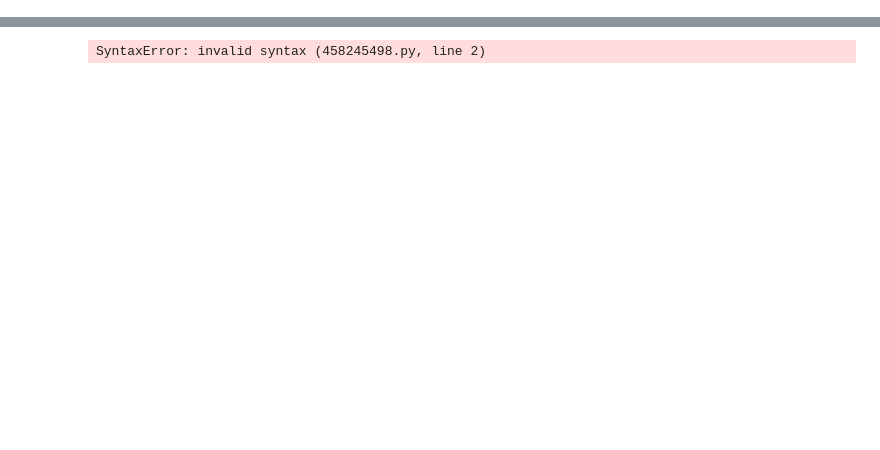
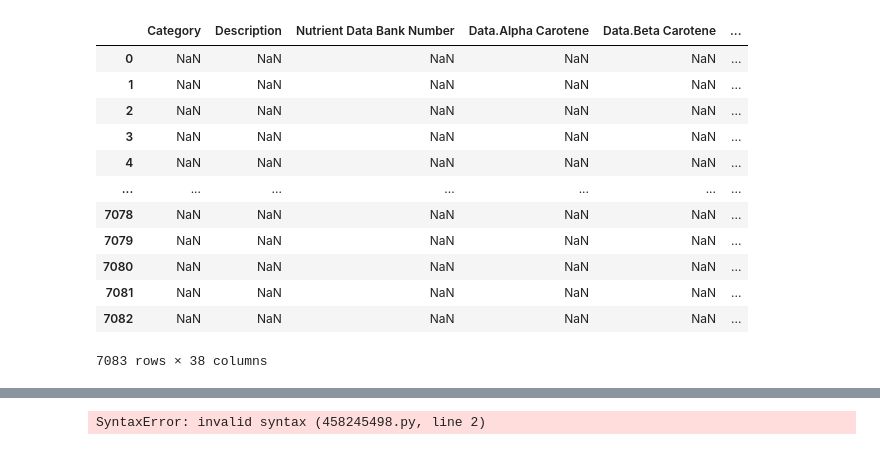
Before and after one commit to SaifA21/MSCI-446-Project, a Jupyter notebook: MSCI-446 Project.ipynb, the cells around one changed output, grey strips where cells are left out. Saved outputs shown, nothing was run; the diff lists cells and outputs as text; code cells hidden in the pictures; blank space fills up the shorter version.

```diff
--- a/MSCI-446 Project.ipynb
+++ b/MSCI-446 Project.ipynb
@@ -43,0 +78,18 @@ Name: Data.Vitamins.Vitamin K, dtype: float64 0.853659376173751
+# %%
+temp = df[(abs(df[df.columns[3:]].corr()) >= 0.75) & (abs(df[df.columns[3:]].corr()) != 1)].copy()
+# %%
+temp
+# %% [output]
+|  | Category | Description | Nutrient Data Bank Number | Data.Alpha Carotene | Data.Beta Carotene | ... |
+| 0 | NaN | NaN | NaN | NaN | NaN | ... |
+| 1 | NaN | NaN | NaN | NaN | NaN | ... |
+| 2 | NaN | NaN | NaN | NaN | NaN | ... |
+| 3 | NaN | NaN | NaN | NaN | NaN | ... |
+| 4 | NaN | NaN | NaN | NaN | NaN | ... |
+| ... | ... | ... | ... | ... | ... | ... |
+| 7078 | NaN | NaN | NaN | NaN | NaN | ... |
+| 7079 | NaN | NaN | NaN | NaN | NaN | ... |
+| 7080 | NaN | NaN | NaN | NaN | NaN | ... |
+| 7081 | NaN | NaN | NaN | NaN | NaN | ... |
+| 7082 | NaN | NaN | NaN | NaN | NaN | ... |
+7083 rows × 38 columns
```
Also changed, not shown: parts of 15 cells of this notebook.
